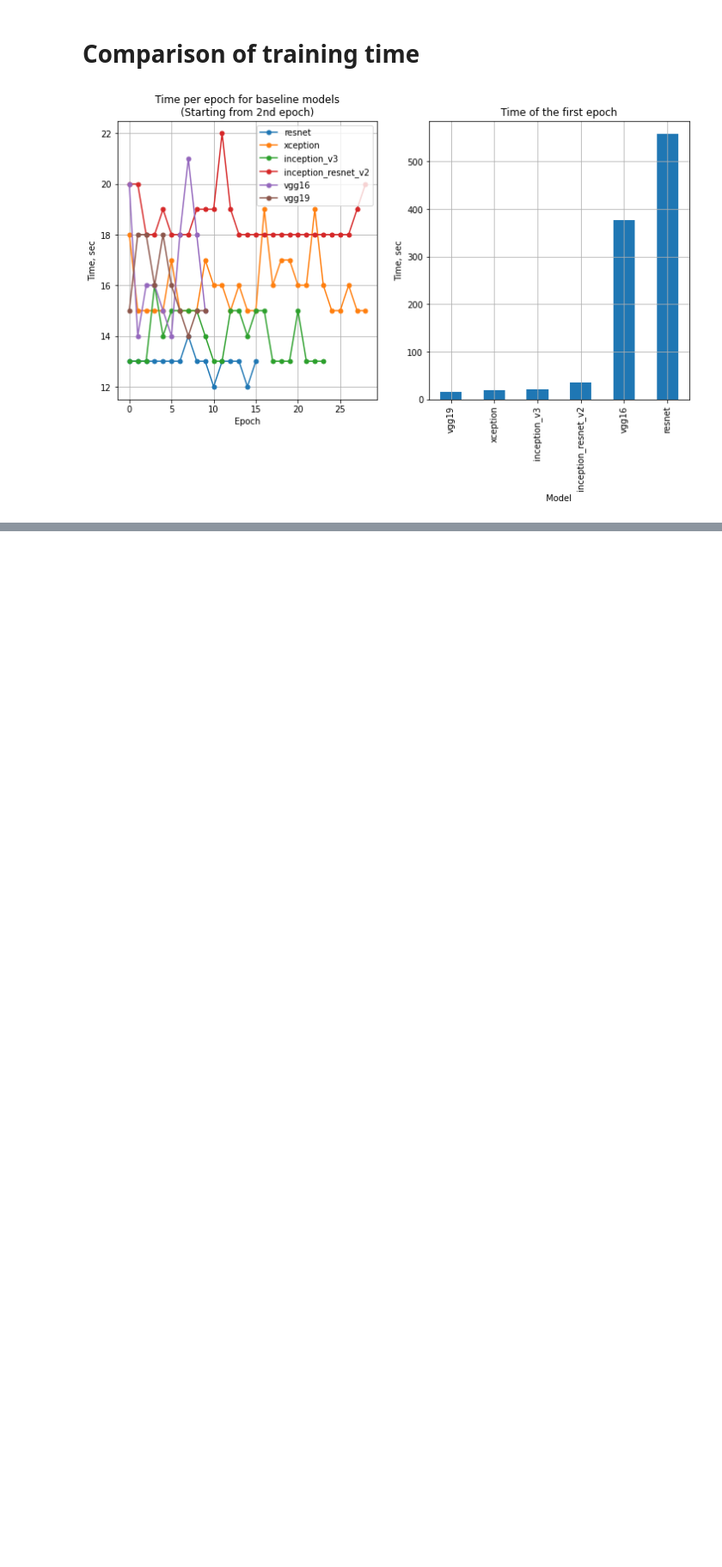
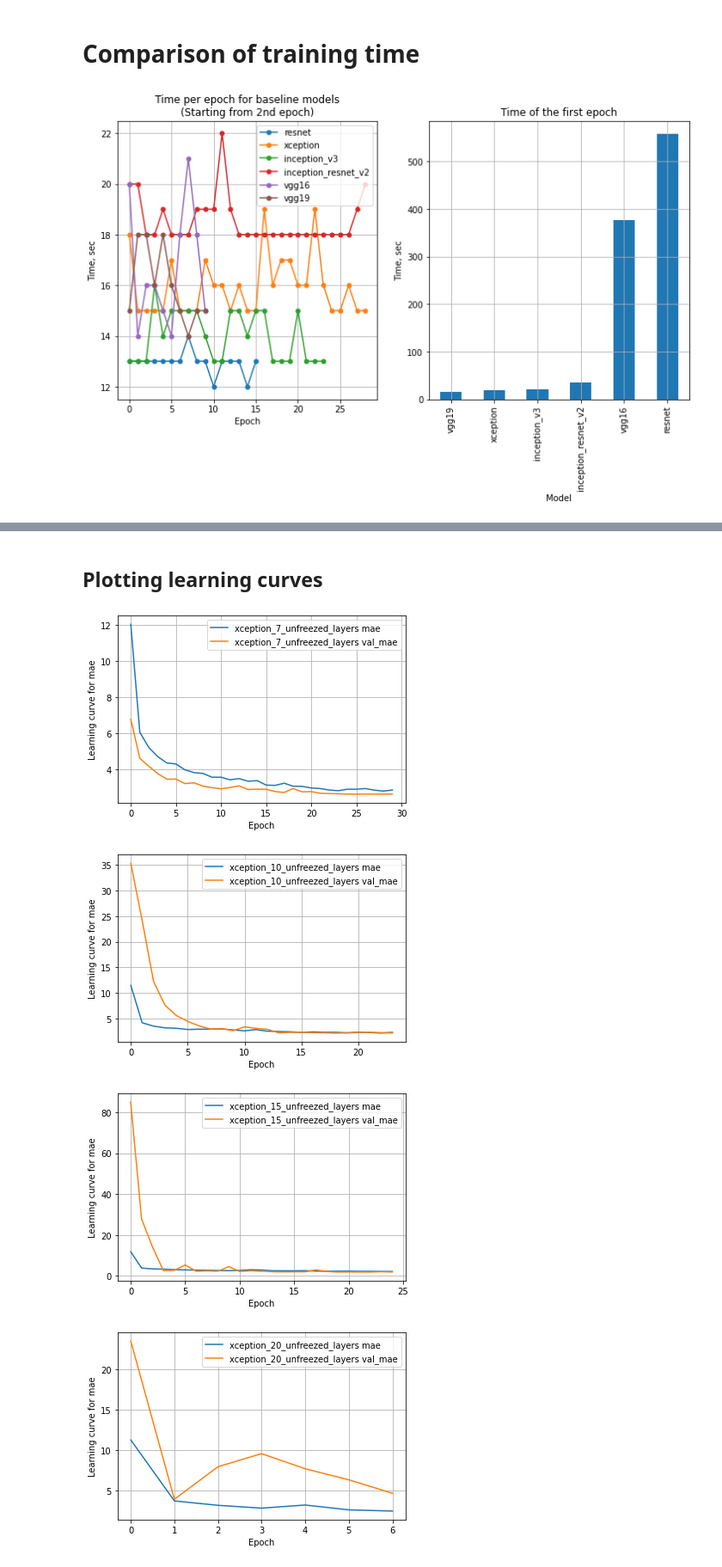
Before and after one commit to PashaIanko/Kaggle.CrowdCounting, a Jupyter notebook: 1_model_comparison.ipynb, the cells around one changed output, grey strips where cells are left out. Shown: that part at 86% size. Saved outputs shown, nothing was run; the diff lists cells and outputs as text; code cells hidden in the pictures; blank space fills up the shorter version.

Commit message:
plotted validation performance VS unfreezed layers

```diff
--- a/1_model_comparison.ipynb
+++ b/1_model_comparison.ipynb
@@ -847,0 +850,10 @@ visualize_training_times(training_times)
+# %%
+filenames = [
+    f'xception_{i}_unfreezed_layers' for i in [
+        7, 10, 15, 20, 40, 60, 85
+    ]
+]
+csv_files_dict = {
+    f: f'{f}.csv' for f in filenames
+}
+csv_files_dict
@@ -847,0 +868,16 @@ visualize_training_times(training_times)
+# %% [markdown]
+## Plotting learning curves
+# %%
+for model_name, csv_filepath in csv_files_dict.items():
+    plot_history(
+        {
+            model_name: os.path.join(
+                manager.models_trial_path, csv_filepath)
+        },
+        metrics_='mae'
+    )
+# %% [output]
+[figure, added]
+[figure, added]
+[figure, added]
+[figure, added]
```
Also changed, not shown: parts of 7 cells of this notebook.
